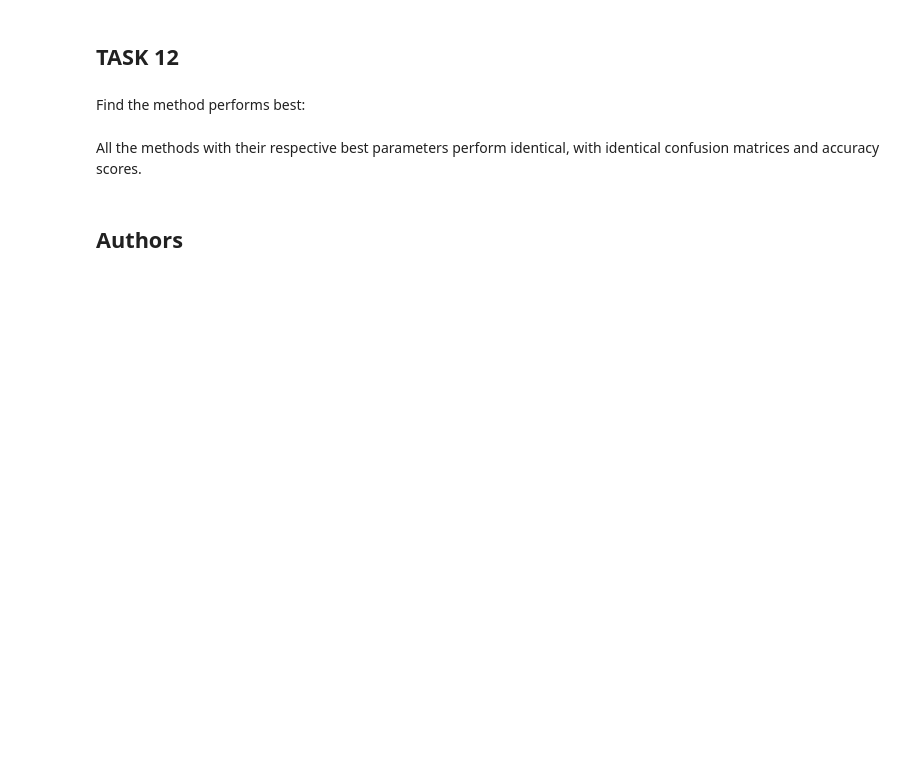
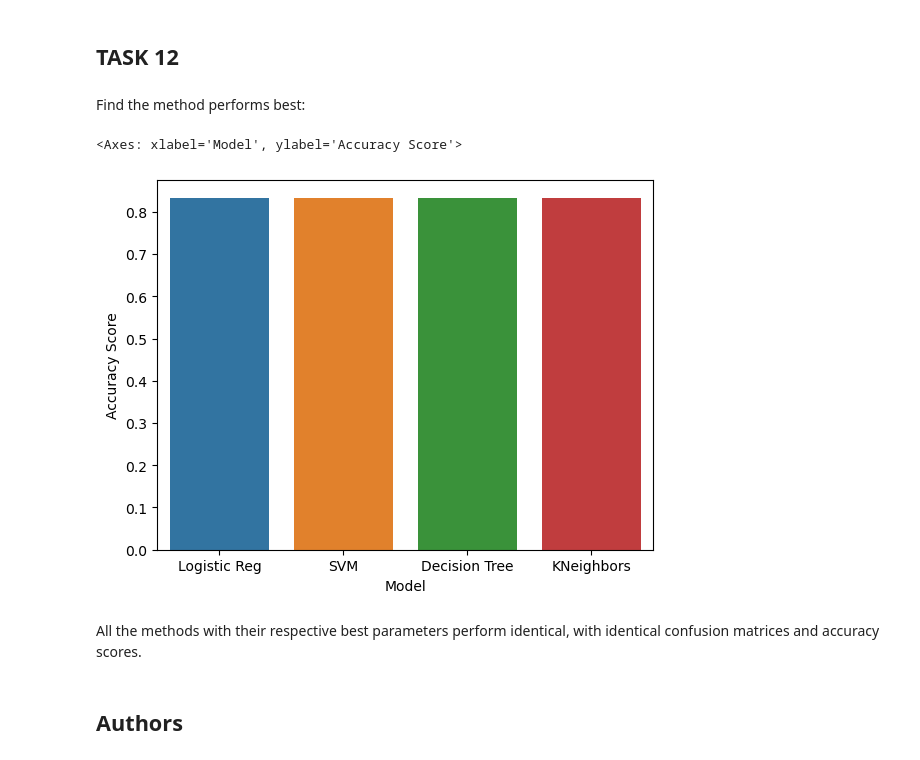
Before and after one commit to goztarlik/Applied-Data-Science-Capstone, a Jupyter notebook: SpaceX_Machine_Learning_Prediction_Part_5.jupyterlite.ipynb, the cells around one changed output. Cells and saved outputs as stored; diff of their text form; code cells hidden in the pictures; blank space fills up the shorter version.

```diff
--- a/SpaceX_Machine_Learning_Prediction_Part_5.jupyterlite.ipynb
+++ b/SpaceX_Machine_Learning_Prediction_Part_5.jupyterlite.ipynb
@@ -226,7 +227,8 @@ accuracy : 0.8482142857142856
 Calculate the accuracy on the test data using the method <code>score</code>:
 # %%
 yhat = svm_cv.predict(X_test)
-metrics.accuracy_score(Y_test,yhat)
+svm_accuracy = metrics.accuracy_score(Y_test,yhat)
+svm_accuracy
 # %% [output]
 0.8333333333333334
 # %% [markdown]
@@ -244,7 +246,7 @@ Create a decision tree classifier object then  create a  <code>GridSearchCV</cod
 parameters = {'criterion': ['gini', 'entropy'],
      'splitter': ['best', 'random'],
      'max_depth': [2*n for n in range(1,10)],
-     'max_features': ['auto', 'sqrt'],
+     'max_features': ['log2', 'sqrt'],
      'min_samples_leaf': [1, 2, 4],
      'min_samples_split': [2, 5, 10]}
 
@@ -289,7 +274,8 @@ accuracy : 0.8785714285714284
 Calculate the accuracy of tree_cv on the test data using the method <code>score</code>:
 # %%
 yhat = tree_cv.predict(X_test)
-metrics.accuracy_score(Y_test,yhat)
+tree_accuracy = metrics.accuracy_score(Y_test,yhat)
+tree_accuracy
 # %% [output]
 0.8333333333333334
 # %% [markdown]
@@ -329,7 +315,8 @@ accuracy : 0.8482142857142858
 Calculate the accuracy of knn_cv on the test data using the method <code>score</code>:
 # %%
 yhat = knn_cv.predict(X_test)
-metrics.accuracy_score(Y_test,yhat)
+knn_accuracy = metrics.accuracy_score(Y_test,yhat)
+knn_accuracy
 # %% [output]
 0.8333333333333334
 # %% [markdown]
@@ -343,6 +330,15 @@ plot_confusion_matrix(Y_test,yhat)
 ## TASK  12
 # %% [markdown]
 Find the method performs best:
+# %%
+models = {"Model":["Logistic Reg", "SVM", "Decision Tree", "KNeighbors"],
+         "Accuracy Score":[logreg_accuracy, svm_accuracy, tree_accuracy, knn_accuracy]}
+
+accuracydb = pd.DataFrame(models)
+sns.barplot(data=accuracydb, y="Accuracy Score", x="Model")
+# %% [output]
+<Axes: xlabel='Model', ylabel='Accuracy Score'>
+[figure, added]
 # %% [markdown]
 All the methods with their respective best parameters perform identical, with identical confusion matrices and accuracy scores.
 # %% [markdown]
```
Also changed, not shown: parts of 3 cells of this notebook.
